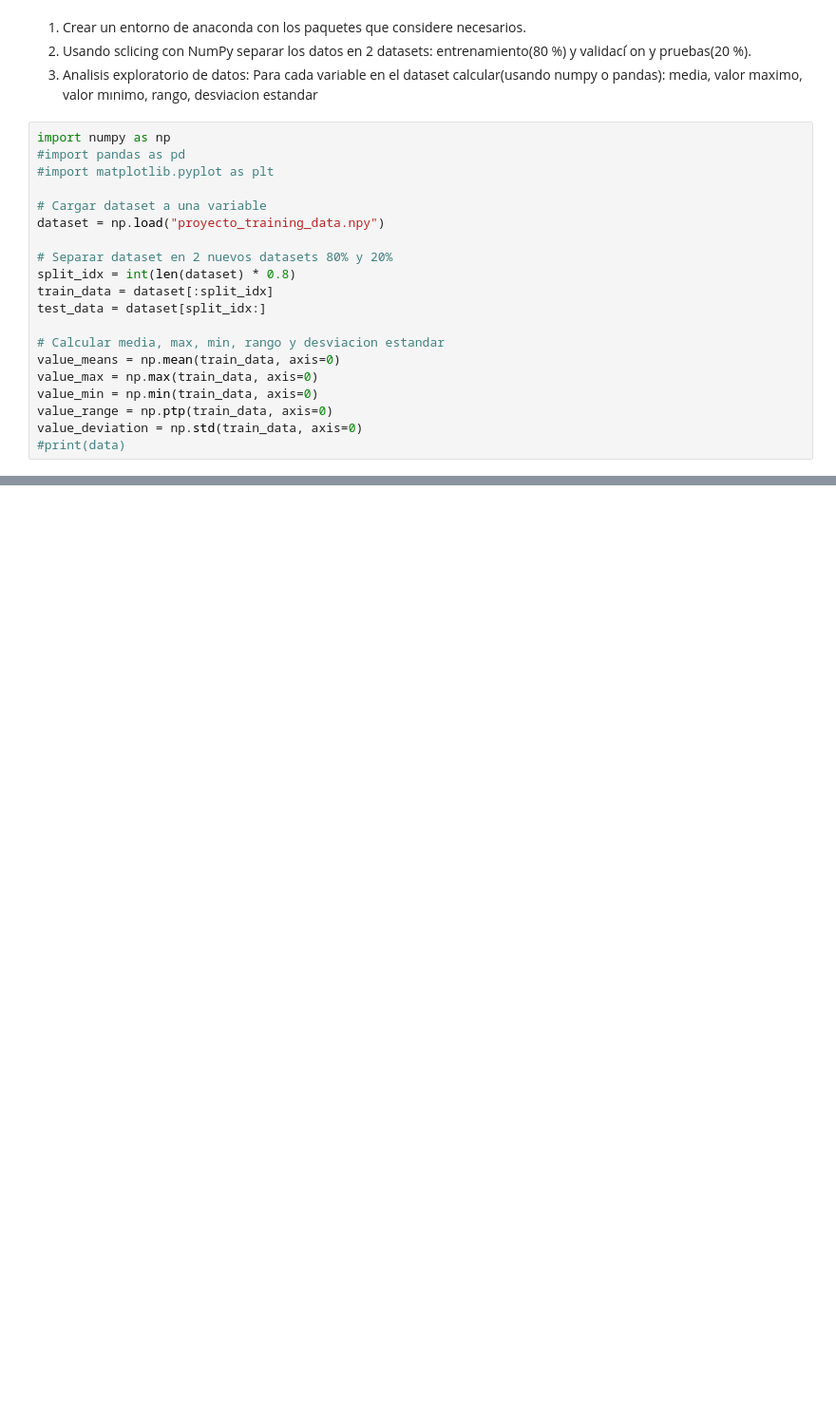
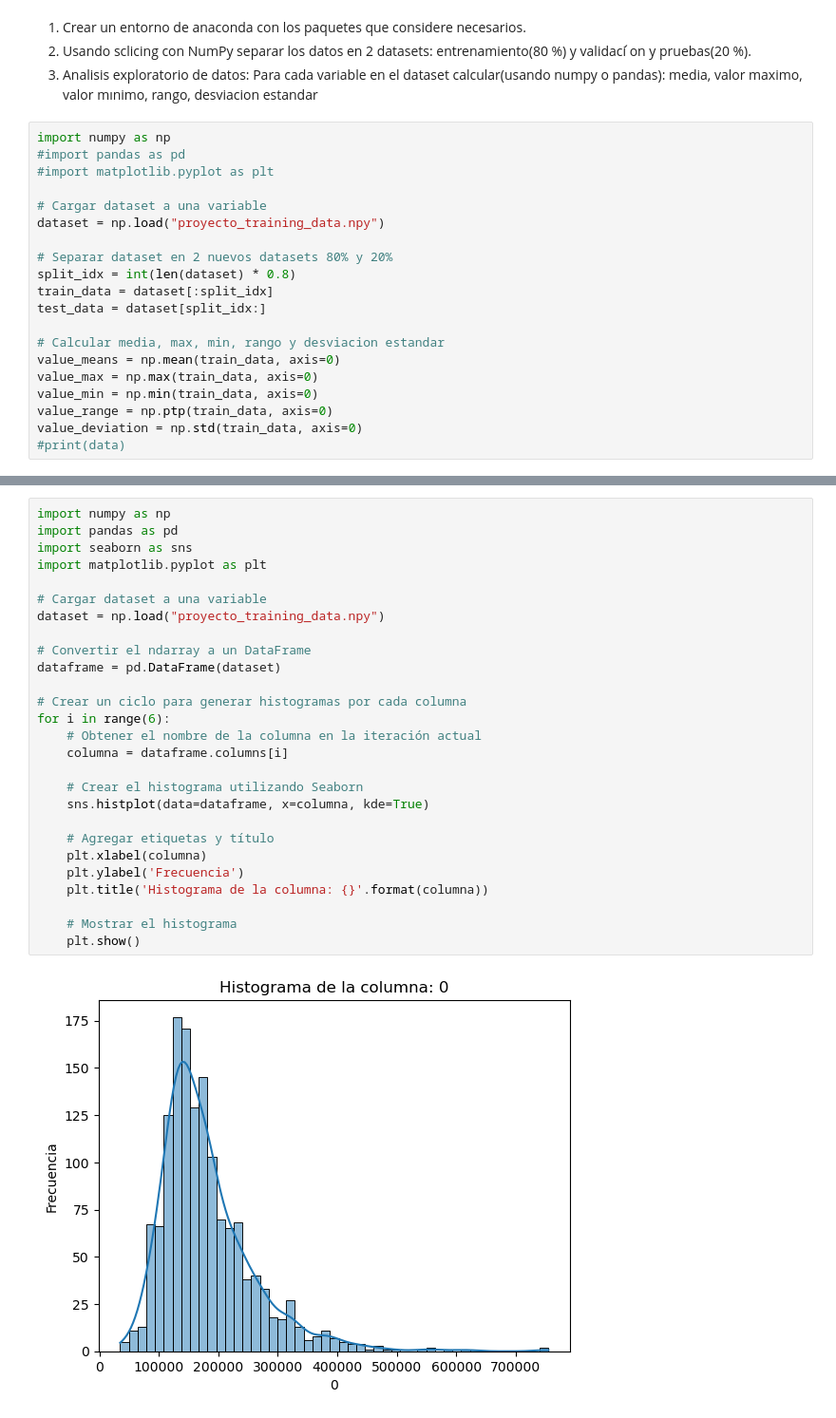
Before and after one commit to ceaf234/Proyecto1, a Jupyter notebook: Proyecto1.ipynb, the cells around one changed output, grey strips where cells are left out. Shown: that part at 95% size. Cells and saved outputs as stored; diff of their text form; blank space fills up the shorter version.

```diff
--- a/Proyecto1.ipynb
+++ b/Proyecto1.ipynb
@@ -37,0 +43,29 @@ ModuleNotFoundError: No module named 'seaborn'
+# %%
+import numpy as np
+import pandas as pd
+import seaborn as sns
+import matplotlib.pyplot as plt
+
+# Cargar dataset a una variable
+dataset = np.load("proyecto_training_data.npy")
+
+# Convertir el ndarray a un DataFrame
+dataframe = pd.DataFrame(dataset)
+
+# Crear un ciclo para generar histogramas por cada columna
+for i in range(6):
+    # Obtener el nombre de la columna en la iteración actual
+    columna = dataframe.columns[i]
+
+    # Crear el histograma utilizando Seaborn
+    sns.histplot(data=dataframe, x=columna, kde=True)
+
+    # Agregar etiquetas y título
+    plt.xlabel(columna)
+    plt.ylabel('Frecuencia')
+    plt.title('Histograma de la columna: {}'.format(columna))
+
+    # Mostrar el histograma
+    plt.show()
+# %% [output]
+[figure, added]
```
Also changed, not shown: parts of 3 cells of this notebook.
